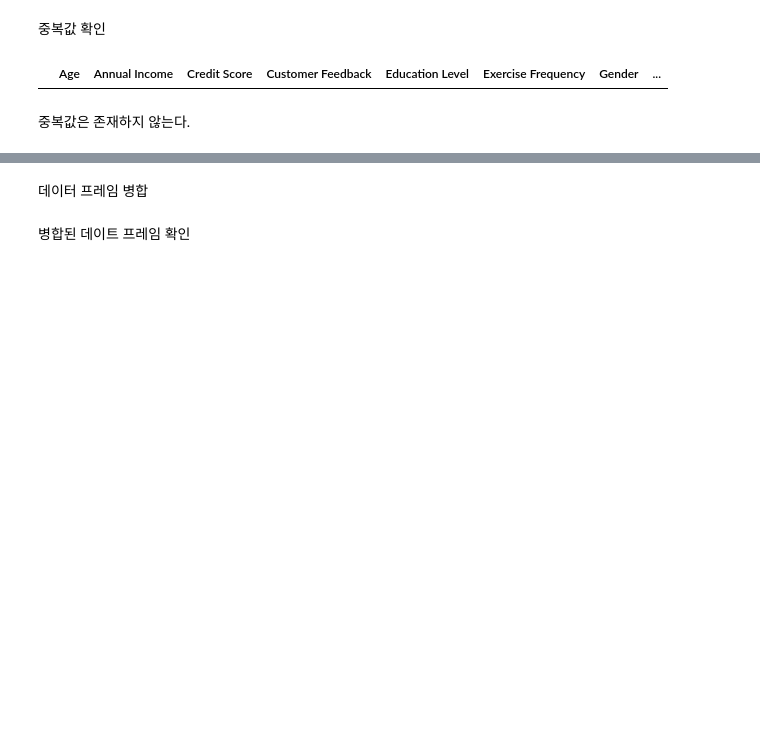
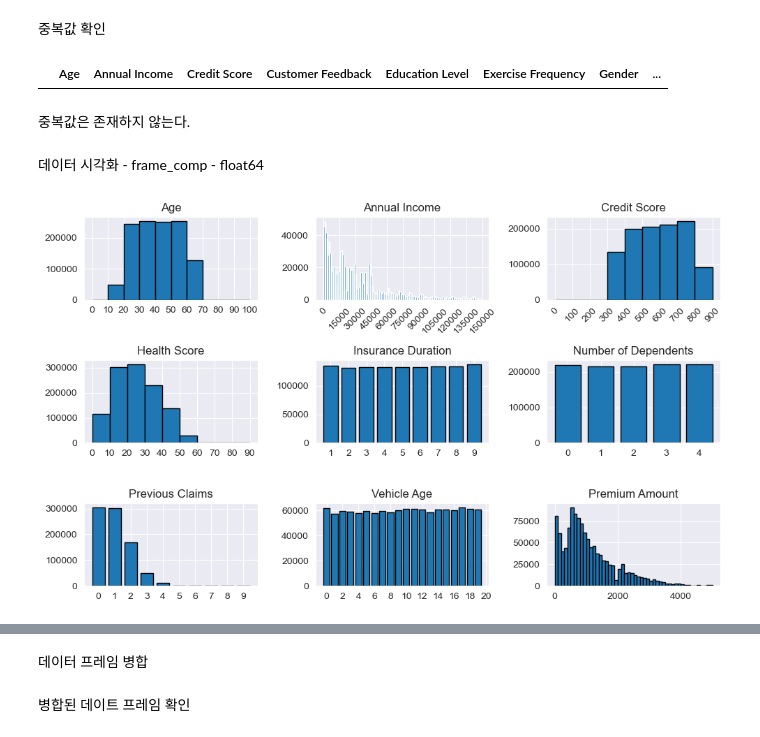
Before and after one commit to hyungijung/Project, a Jupyter notebook: Regression with an Insurance Dataset.ipynb, the cells around one changed output, grey strips where cells are left out. Drawn from its saved outputs; the diff is of its cells as text; code cells hidden in the pictures; blank space fills up the shorter version.

```diff
--- a/Regression with an Insurance Dataset.ipynb
+++ b/Regression with an Insurance Dataset.ipynb
@@ -216,3 +216,53 @@ common_rows
 |  | Age | Annual Income | Credit Score | Customer Feedback | Education Level | Exercise Frequency | Gender | ... |
 # %% [markdown]
 중복값은 존재하지 않는다.
+# %% [markdown]
+데이터 시각화 - frame_comp - float64
+# %%
+fig, axes = plt.subplots(3, 3, figsize=(10, 6))
+
+axes[0][0].hist(frame_comp["Age"], bins=np.arange(0, 110, 10), edgecolor='black')
+axes[0][0].set_xticks(np.arange(0, 110, 10))
+axes[0][0].set_title('Age')
+
+axes[0][1].hist(frame_comp["Annual Income"], bins=np.arange(frame_comp["Annual Income"].min(), frame_comp["Annual Income"].max(), 1000.0))
+axes[0][1].set_xticks(np.linspace(0.0, 150000.0, 11))
+axes[0][1].set_title('Annual Income')
+axes[0][1].tick_params(axis="x", rotation=45)
+
+axes[0][2].hist(frame_comp["Credit Score"], bins=np.arange(0.0, 1000.0, 100.0), edgecolor='black')
+axes[0][2].set_xticks(np.arange(0.0, 1000.0, 100.0))
+axes[0][2].set_title('Credit Score')
+axes[0][2].tick_params(axis="x", rotation=45)
+
+
+axes[1][0].hist(frame_comp["Health Score"], bins=np.arange(0.0, 100.0, 10.0), edgecolor='black')
+axes[1][0].set_xticks(np.arange(0.0, 100.0, 10.0))
+axes[1][0].set_title('Health Score')
+
+axes[1][1].bar(frame_comp["Insurance Duration"].value_counts().index, frame_comp["Insurance Duration"].value_counts().values, edgecolor='black')
+axes[1][1].set_xticks(frame_comp["Insurance Duration"].value_counts().index)
+axes[1][1].set_title('Insurance Duration')
+
+axes[1][2].bar(frame_comp["Number of Dependents"].value_counts().index, frame_comp["Number of Dependents"].value_counts().values, edgecolor='black')
+axes[1][2].set_xticks(frame_comp["Number of Dependents"].value_counts().index)
+axes[1][2].set_title('Number of Dependents')
+
+
+axes[2][0].bar(frame_comp["Previous Claims"].value_counts().index, frame_comp["Previous Claims"].value_counts().values, edgecolor='black')
+axes[2][0].set_xticks(frame_comp["Previous Claims"].value_counts().index)
+axes[2][0].set_title('Previous Claims')
+
+axes[2][1].bar(frame_comp["Vehicle Age"].value_counts().index, frame_comp["Vehicle Age"].value_counts().values, edgecolor='black')
+axes[2][1].set_xticks(np.linspace(0, 20, 11))
+axes[2][1].set_title('Vehicle Age')
+
+axes[2][2].hist(frame_comp["Premium Amount"], bins=np.arange(0, 5001, 100), edgecolor='black')
+axes[2][2].set_title('Premium Amount')
+
+
+plt.tight_layout()
+
+plt.show()
+# %% [output]
+[figure, added]
```
Also changed, not shown: parts of 32 cells of this notebook.
